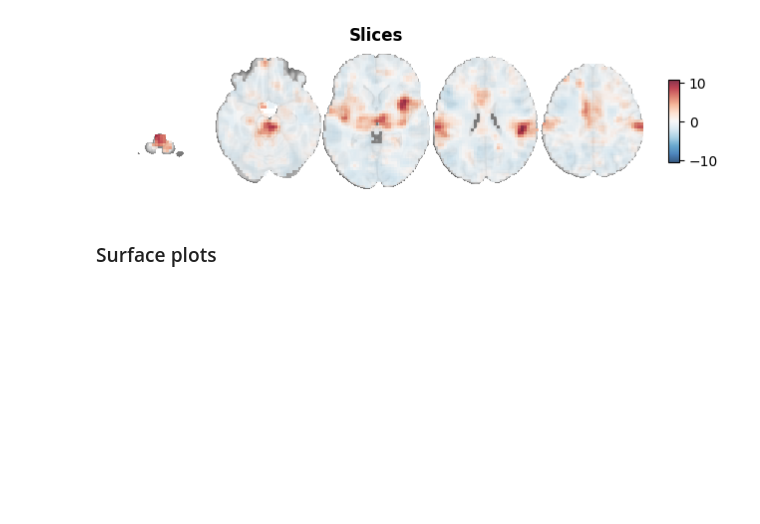
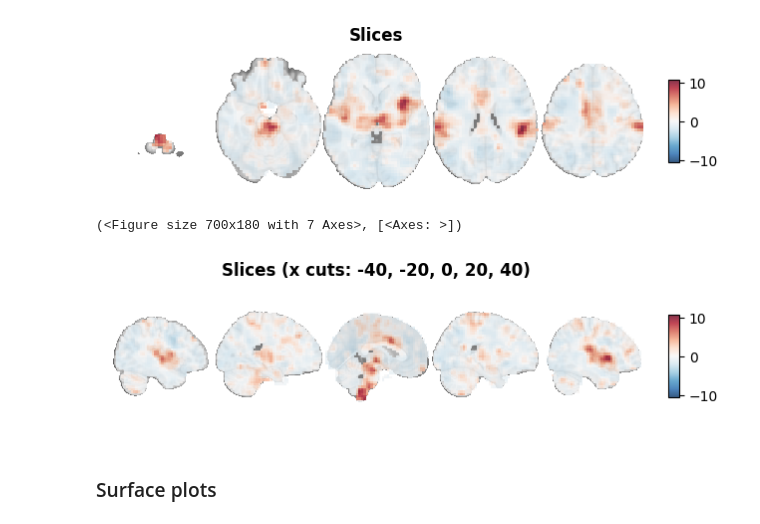
Before and after one commit to LeonDLotter/NiSpace, a Jupyter notebook: docs/nb_introduction/intro8_brainplot.ipynb, the cells around one changed output. Cells and saved outputs as stored; diff of their text form; code cells hidden in the pictures; blank space fills up the shorter version.

```diff
--- a/docs/nb_introduction/intro8_brainplot.ipynb
+++ b/docs/nb_introduction/intro8_brainplot.ipynb
@@ -105,6 +156,13 @@ brainplot(pain_map, kind="slice", title="Slices")
 # %% [output]
 (<Figure size 700x180 with 7 Axes>, [<Axes: >])
 [figure]
+# %%
+# the slice plots use nilearn.plotting.plot_img arguments for layout specification
+brainplot(pain_map, kind="slice", title="Slices (x cuts: -40, -20, 0, 20, 40)",
+          display_mode="x", cut_coords=[-40, -20, 0, 20, 40])
+# %% [output]
+(<Figure size 700x180 with 7 Axes>, [<Axes: >])
+[figure, added]
 # %% [markdown]
 ### Surface plots
 # %%
```
Also changed, not shown: parts of 16 cells of this notebook, 2 other files.
